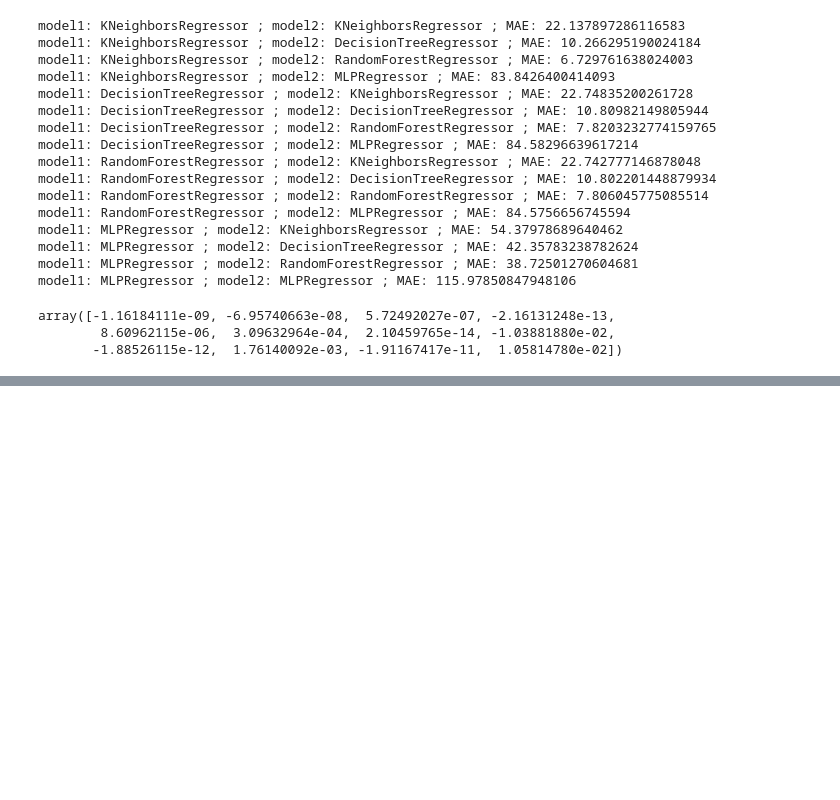
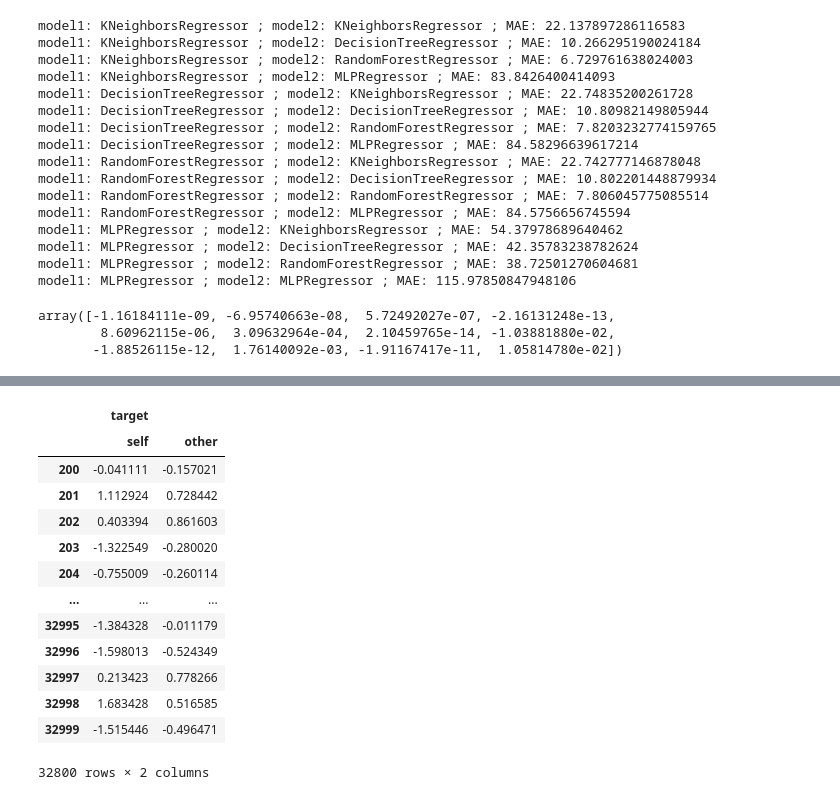
Before and after one commit to KingBoomie/ml2023-project, a Jupyter notebook: optiver-tests-by-erki.ipynb, the cells around one changed output, grey strips where cells are left out. Drawn from its saved outputs; the diff is of its cells as text; code cells hidden in the pictures; blank space fills up the shorter version.

```diff
--- a/optiver-tests-by-erki.ipynb
+++ b/optiver-tests-by-erki.ipynb
@@ -636,0 +633,2 @@ NameError: name 'dump' is not defined
+# %%
+df = pd.read_csv('submission (1).csv')
@@ -636,0 +671,2 @@ NameError: name 'dump' is not defined
+# %%
+df2 = pd.read_csv("submission (2).csv")
@@ -636,0 +685,17 @@ NameError: name 'dump' is not defined
+# %%
+df2.compare(df)
+# %% [output]
+|  | target |  |
+|  | self | other |
+| 200 | -0.041111 | -0.157021 |
+| 201 | 1.112924 | 0.728442 |
+| 202 | 0.403394 | 0.861603 |
+| 203 | -1.322549 | -0.280020 |
+| 204 | -0.755009 | -0.260114 |
+| ... | ... | ... |
+| 32995 | -1.384328 | -0.011179 |
+| 32996 | -1.598013 | -0.524349 |
+| 32997 | 0.213423 | 0.778266 |
+| 32998 | 1.683428 | 0.516585 |
+| 32999 | -1.515446 | -0.496471 |
+32800 rows × 2 columns
```
Also changed, not shown: parts of 10 cells of this notebook, 1 other file.
